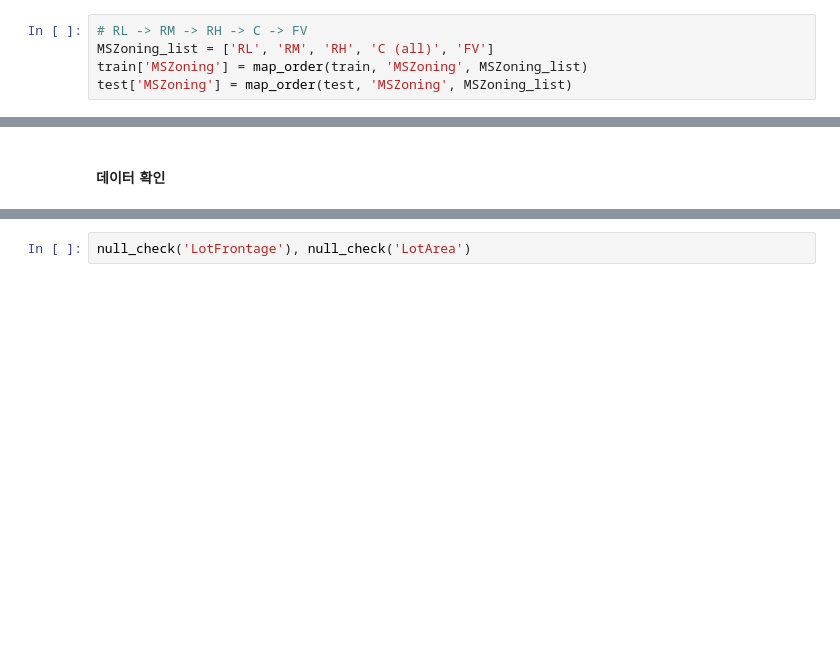
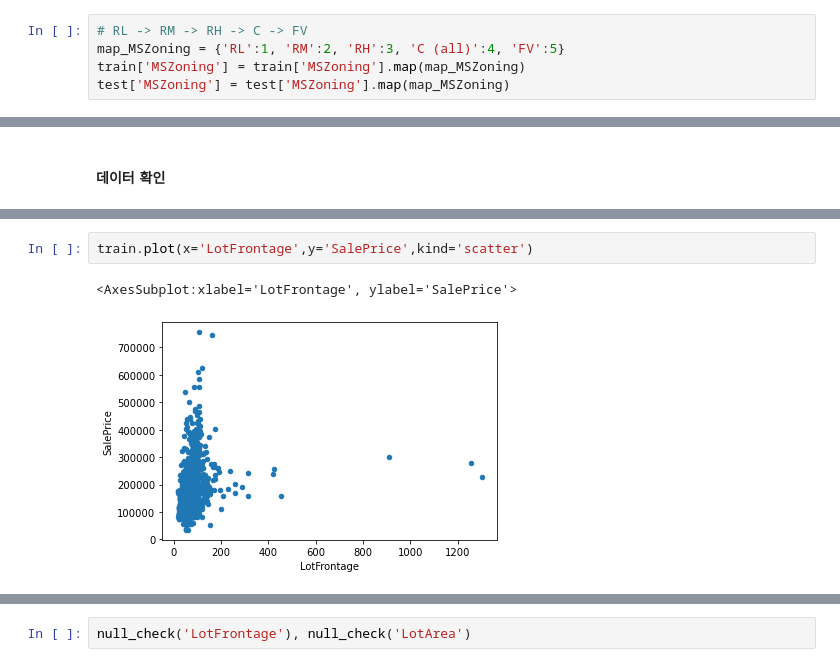
Before and after one commit to seosztt/Kaggle, a Jupyter notebook: house_prices/house_price.ipynb, the cells around one changed output, grey strips where cells are left out. Saved outputs shown, nothing was run; the diff lists cells and outputs as text; blank space fills up the shorter version.

```diff
--- a/house_prices/house_price.ipynb
+++ b/house_prices/house_price.ipynb
@@ -261,9 +270,9 @@ test : 0
 ->일단 RL -> RM -> RH -> C -> FV 순으로 숫자로 매핑해보기로(0~4)
 # %%
 # RL -> RM -> RH -> C -> FV
-MSZoning_list = ['RL', 'RM', 'RH', 'C (all)', 'FV']
-train['MSZoning'] = map_order(train, 'MSZoning', MSZoning_list)
-test['MSZoning'] = map_order(test, 'MSZoning', MSZoning_list)
+map_MSZoning = {'RL':1, 'RM':2, 'RH':3, 'C (all)':4, 'FV':5}
+train['MSZoning'] = train['MSZoning'].map(map_MSZoning)
+test['MSZoning'] = test['MSZoning'].map(map_MSZoning)
 # %%
 val_count('MSZoning')
 # %% [output]
@@ -343 +351,6 @@ val_count('LotArea')
 Name: LotArea, Length: 1106, dtype: int64
+# %%
+train.plot(x='LotFrontage',y='SalePrice',kind='scatter')
+# %% [output]
+<AxesSubplot:xlabel='LotFrontage', ylabel='SalePrice'>
+[figure, added]
```
Also changed, not shown: parts of 454 cells of this notebook, 8 other files.
